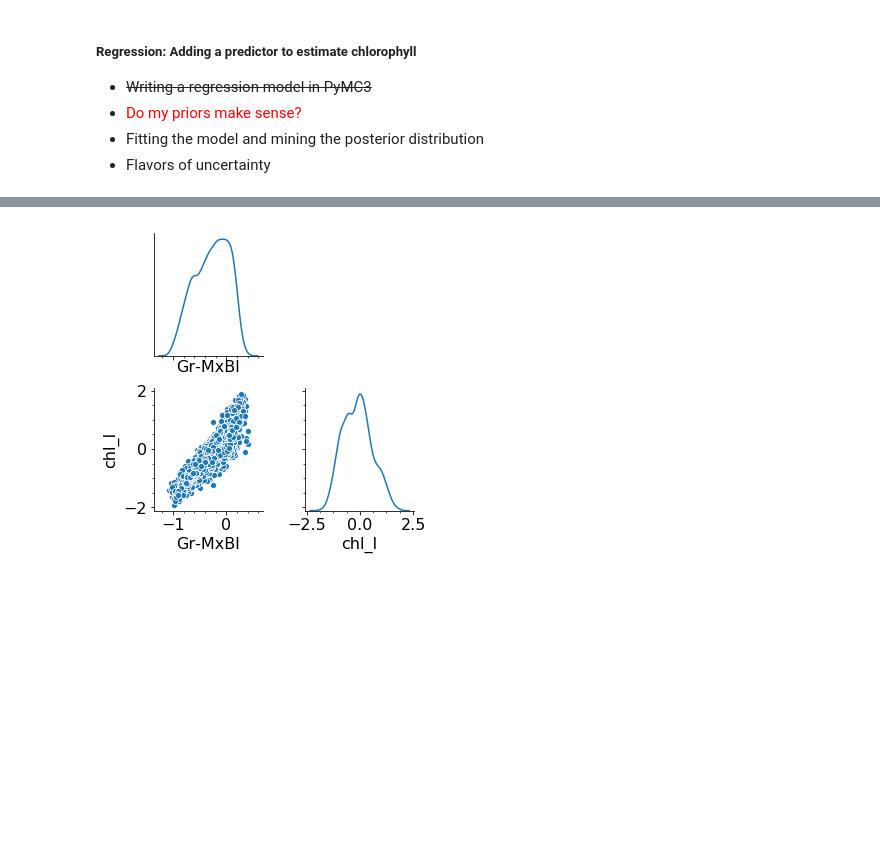
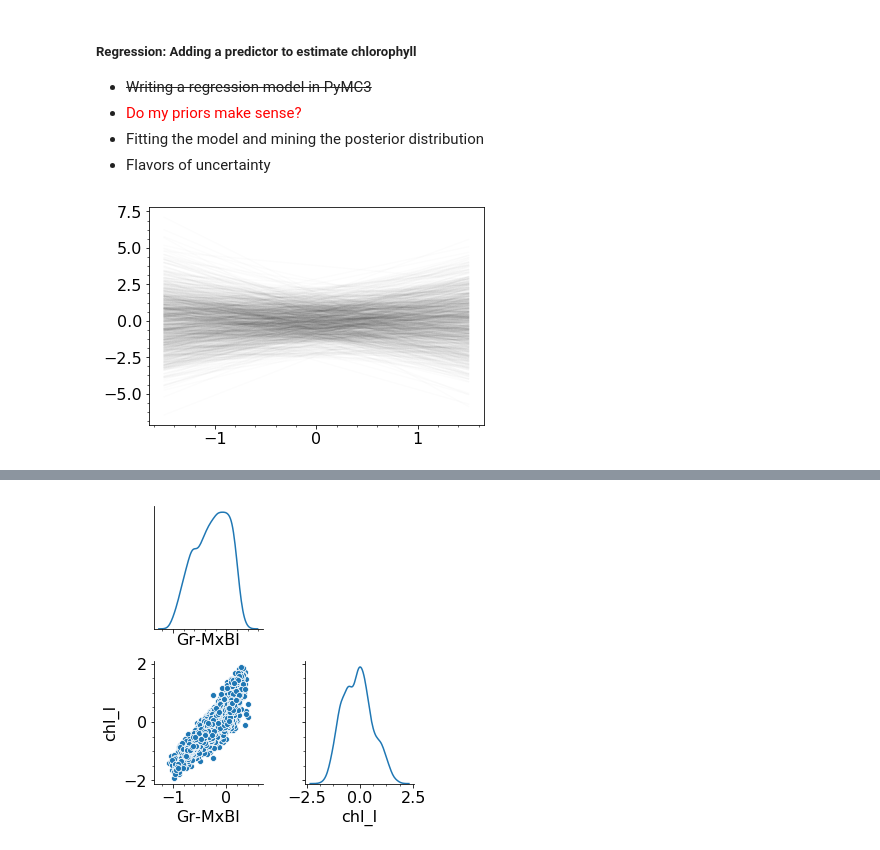
Before and after one commit to madHatter106/chlorophyll_models, a Jupyter notebook: Bayesian Tutorial.ipynb, the cells around one changed output, grey strips where cells are left out. Saved outputs shown, nothing was run; the diff lists cells and outputs as text; code cells hidden in the pictures; blank space fills up the shorter version.

Commit message:
comparing prior predictives

```diff
--- a/Bayesian Tutorial.ipynb
+++ b/Bayesian Tutorial.ipynb
@@ -877,7 +875,7 @@ pm.model_to_graphviz(m2)
 * Fitting the model and mining the posterior distribution
 * Flavors of uncertainty
 # %%
-prior = pm.sample_prior_predictive(samples=1000, model=m2)
+prior = pm.sample_prior_predictive(samples=1000, model=m2, vars=['α', 'β'])
 # %%
 x_dummy = np.linspace(-1.5, 1.5, num=50).reshape(-1, 1)
 # %%
@@ -888,3 +885,9 @@ chl_prior = np.power(10, chl_l_prior)
+# %%
+pl.plot(x_dummy, chl_l_prior, color='k', alpha=0.01);
+pl.ylabel('log_{10}(chl)')
+pl.xlabel()
+# %% [output]
+[figure, added]
 # %%
 with pm.Model() as m3:
     α = pm.Normal('α', mu=0, sd=0.5)
```
Also changed, not shown: parts of 12 cells of this notebook.
